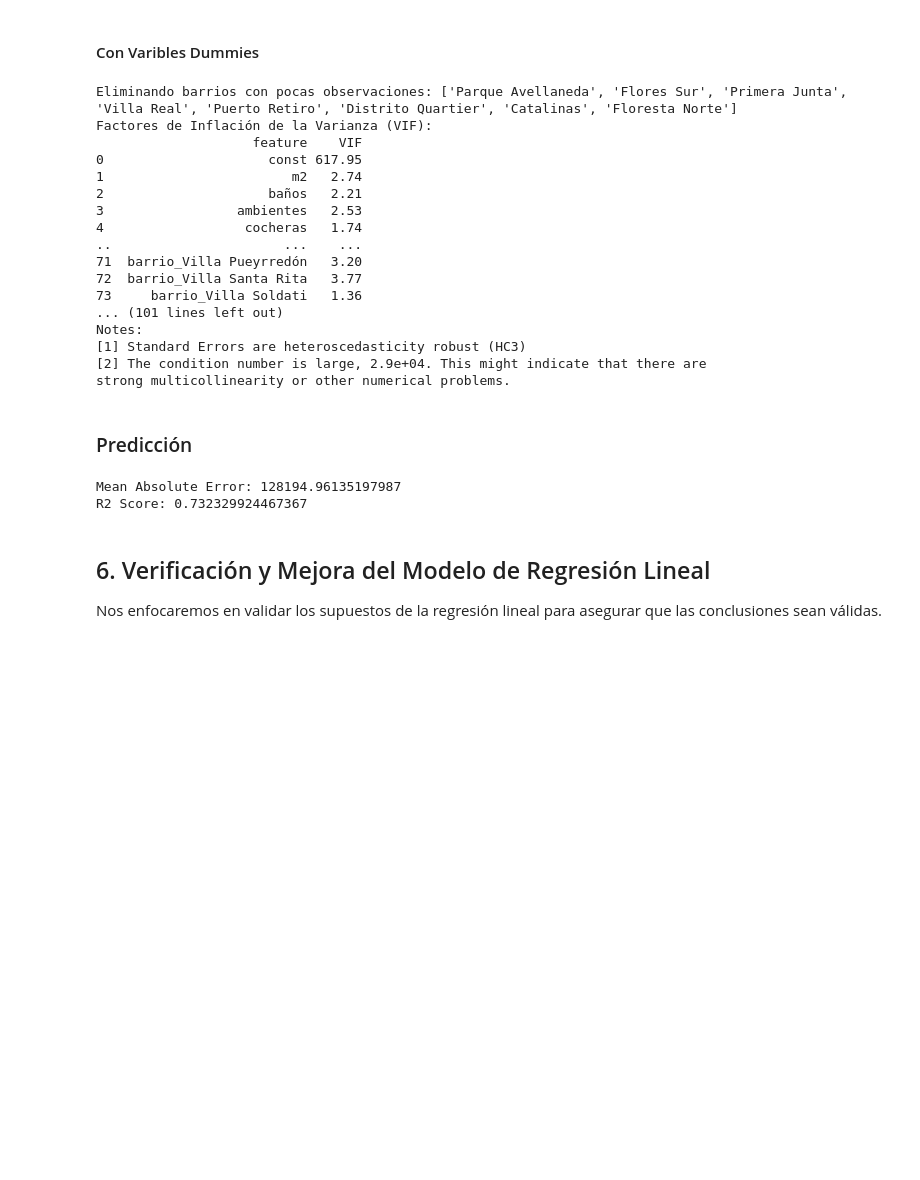
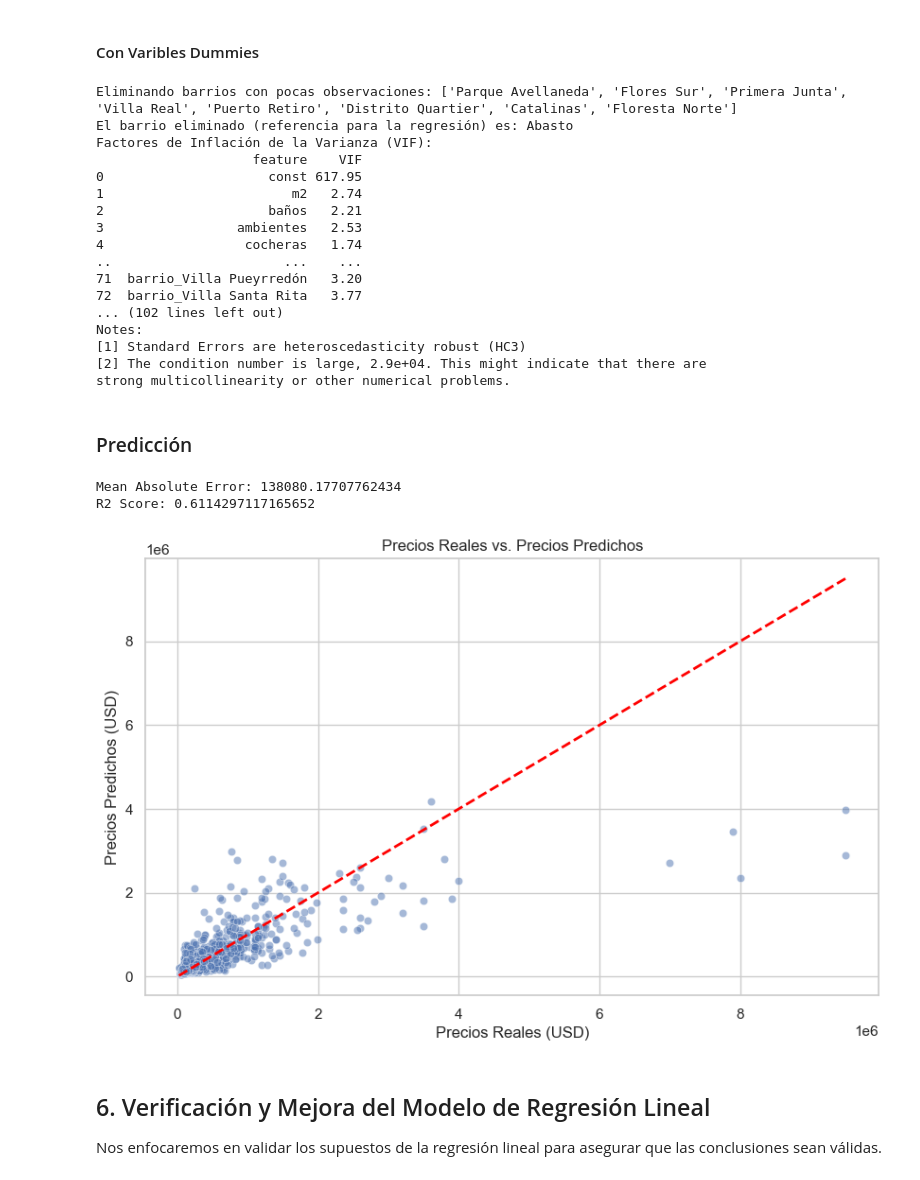
Before and after one commit to Lautaroogh/Real-State-CABA-Analysis, a Jupyter notebook: notebooks/analisis.ipynb, the cells around one changed output. Cells and saved outputs as stored; diff of their text form; code cells hidden in the pictures; blank space fills up the shorter version.

```diff
--- a/notebooks/analisis.ipynb
+++ b/notebooks/analisis.ipynb
@@ -445,6 +446,8 @@ df_clean = df_clean[~df_clean['barrio'].isin(barrios_a_eliminar)].copy()
 
 # 3. Selección de variables y creación de variables dummy para 'barrio'
 barrios_dummies = pd.get_dummies(df_clean['barrio'], prefix='barrio', drop_first=True)
+barrio_referencia = sorted(df_clean['barrio'].unique())[0]
+print(f"El barrio eliminado (referencia para la regresión) es: {barrio_referencia}")
 features = ['m2', 'baños', 'ambientes', 'cocheras']
 X = pd.concat([df_clean[features], barrios_dummies], axis=1).astype(float)
 X = sm.add_constant(X)
@@ -463,6 +466,7 @@ modelo_log_con_dummies = sm.OLS(df_clean['log_precio'], X).fit()
 print(modelo_log_con_dummies.get_robustcov_results(cov_type='HC3').summary())
 # %% [output]
 Eliminando barrios con pocas observaciones: ['Parque Avellaneda', 'Flores Sur', 'Primera Junta', 'Villa Real', 'Puerto Retiro', 'Distrito Quartier', 'Catalinas', 'Floresta Norte']
+El barrio eliminado (referencia para la regresión) es: Abasto
 Factores de Inflación de la Varianza (VIF):
                     feature    VIF
 0                     const 617.95
@@ -473,8 +477,7 @@ Factores de Inflación de la Varianza (VIF):
 ..                      ...    ...
 71  barrio_Villa Pueyrredón   3.20
 72  barrio_Villa Santa Rita   3.77
-73     barrio_Villa Soldati   1.36
-... (101 lines left out)
+... (102 lines left out)
 Notes:
 [1] Standard Errors are heteroscedasticity robust (HC3)
 [2] The condition number is large, 2.9e+04. This might indicate that there are
@@ -484,29 +487,40 @@ strong multicollinearity or other numerical problems.
 # %%
 from sklearn.ensemble import RandomForestRegressor
 from sklearn.model_selection import train_test_split
 from sklearn.metrics import mean_absolute_error, r2_score
 
 # Seleccionar variables numéricas para el modelo
 X = df_clean[['m2', 'baños', 'ambientes', 'cocheras']]
 y = df_clean['precio_usd']
 
 # Dividir en conjunto de entrenamiento y prueba
 X_train, X_test, y_train, y_test = train_test_split(X, y, test_size=0.2, random_state=42)
 rf_model = RandomForestRegressor(n_estimators=200, random_state=42, n_jobs=-1)
 rf_model.fit(X_train, y_train)
 
 # Realizar predicciones
 y_pred = rf_model.predict(X_test)
 
 # Evaluar el modelo
 mae = mean_absolute_error(y_test, y_pred)
 r2 = r2_score(y_test, y_pred)
 
 print(f"Mean Absolute Error: {mae}")
 print(f"R2 Score: {r2}")
+import matplotlib.pyplot as plt
+import seaborn as sns
+
+plt.figure(figsize=(10, 6))
+sns.scatterplot(x=y_test, y=y_pred, alpha=0.5)
+plt.plot([y_test.min(), y_test.max()], [y_test.min(), y_test.max()], color='red', lw=2, linestyle='--')
+plt.xlabel('Precios Reales (USD)')
+plt.ylabel('Precios Predichos (USD)')
+plt.title('Precios Reales vs. Precios Predichos')
+plt.show()
 # %% [output]
-Mean Absolute Error: 128194.96135197987
-R2 Score: 0.732329924467367
+Mean Absolute Error: 138080.17707762434
+R2 Score: 0.6114297117165652
+[figure, added]
 # %% [markdown]
 ## 6. Verificación y Mejora del Modelo de Regresión Lineal
 Nos enfocaremos en validar los supuestos de la regresión lineal para asegurar que las conclusiones sean válidas.
```
Also changed, not shown: parts of 1 cell of this notebook, 6 other files.
